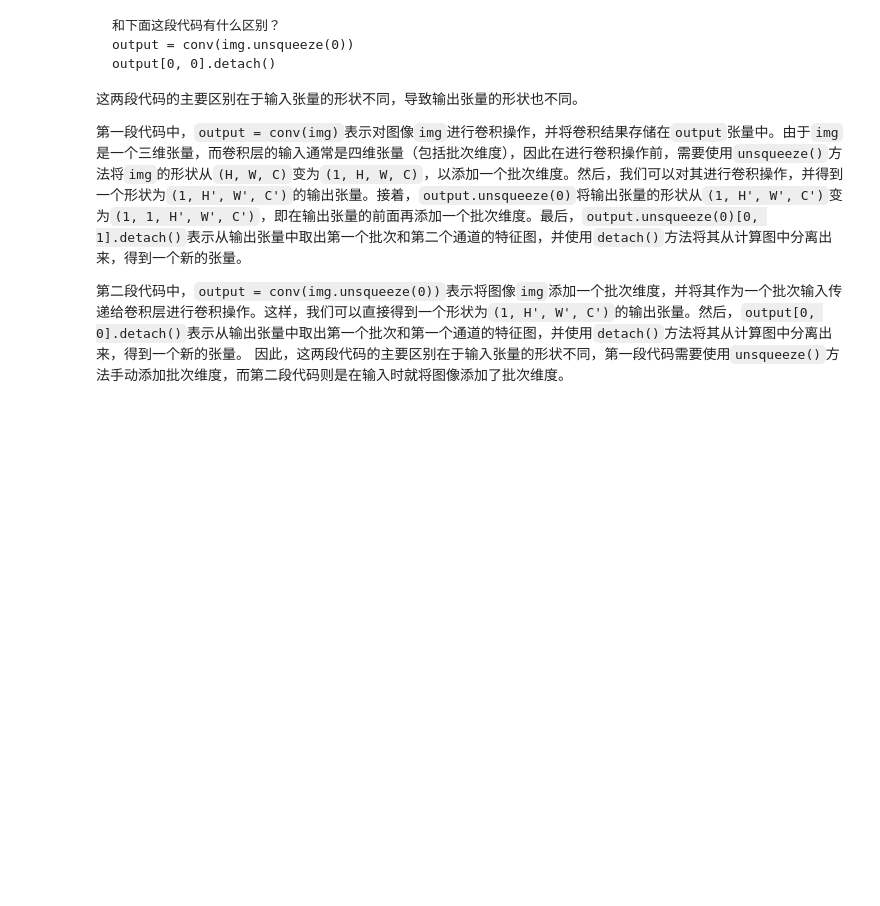
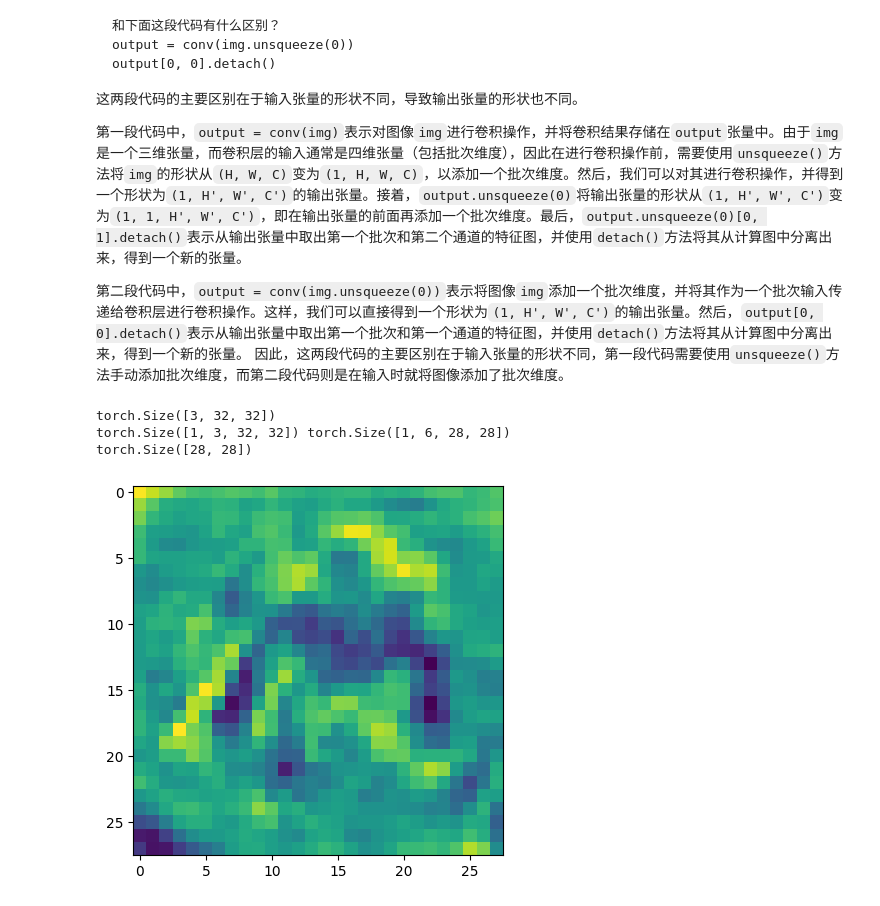
Before and after one commit to xz491839007/dlwpt-code, a Jupyter notebook: p1ch7/7_image_convolution.ipynb, the cells around one changed output. Saved outputs shown, nothing was run; the diff lists cells and outputs as text; code cells hidden in the pictures; blank space fills up the shorter version.

```diff
--- a/p1ch7/7_image_convolution.ipynb
+++ b/p1ch7/7_image_convolution.ipynb
@@ -103,3 +108,19 @@ output[0, 0].detach()
 
 第二段代码中，`output = conv(img.unsqueeze(0))`表示将图像`img`添加一个批次维度，并将其作为一个批次输入传递给卷积层进行卷积操作。这样，我们可以直接得到一个形状为`(1, H', W', C')`的输出张量。然后，`output[0, 0].detach()`表示从输出张量中取出第一个批次和第一个通道的特征图，并使用`detach()`方法将其从计算图中分离出来，得到一个新的张量。
 因此，这两段代码的主要区别在于输入张量的形状不同，第一段代码需要使用`unsqueeze()`方法手动添加批次维度，而第二段代码则是在输入时就将图像添加了批次维度。
+# %%
+print(img.shape)
+# 32-5+1 = 28
+conv1 = nn.Conv2d(3, 6, 5)
+# 可得输出6*28*28
+output = conv1(img.unsqueeze(0))
+print(img.unsqueeze(0).shape, output.shape)
+print(output[0, 0].detach().shape)
+plt.imshow(output[0, 0].detach())
+# plt.imshow(output[0, 4].detach())
+plt.show()
+# %% [output]
+torch.Size([3, 32, 32])
+torch.Size([1, 3, 32, 32]) torch.Size([1, 6, 28, 28])
+torch.Size([28, 28])
+[figure, added]
```
Also changed, not shown: parts of 10 cells of this notebook.
